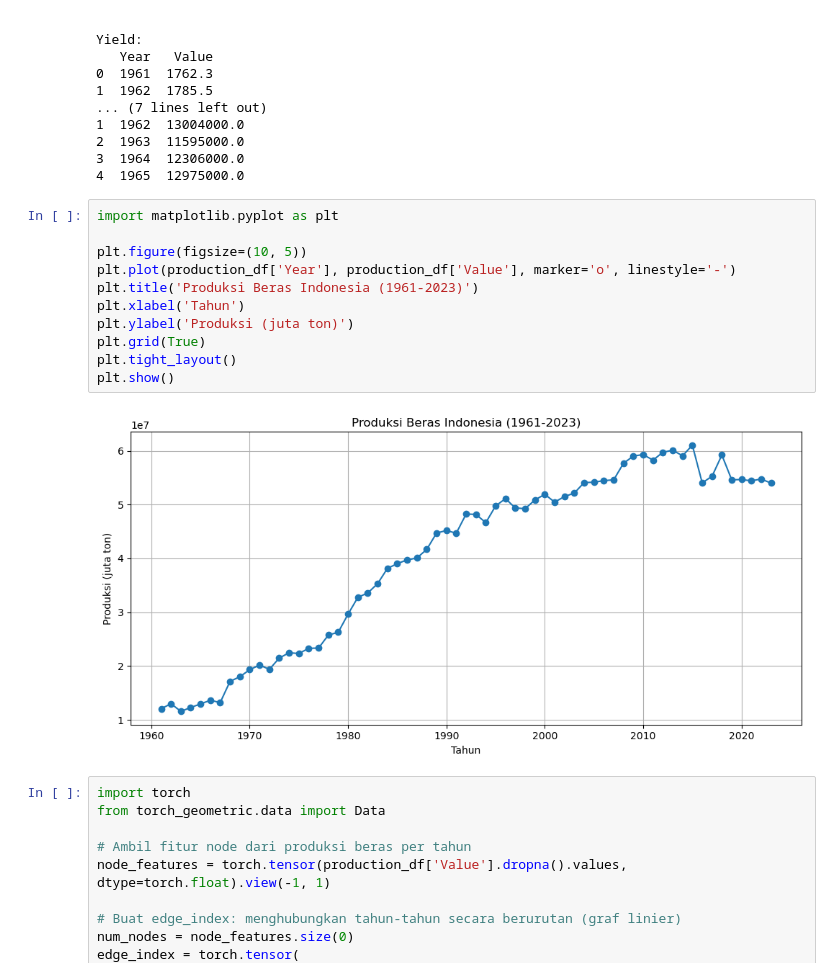
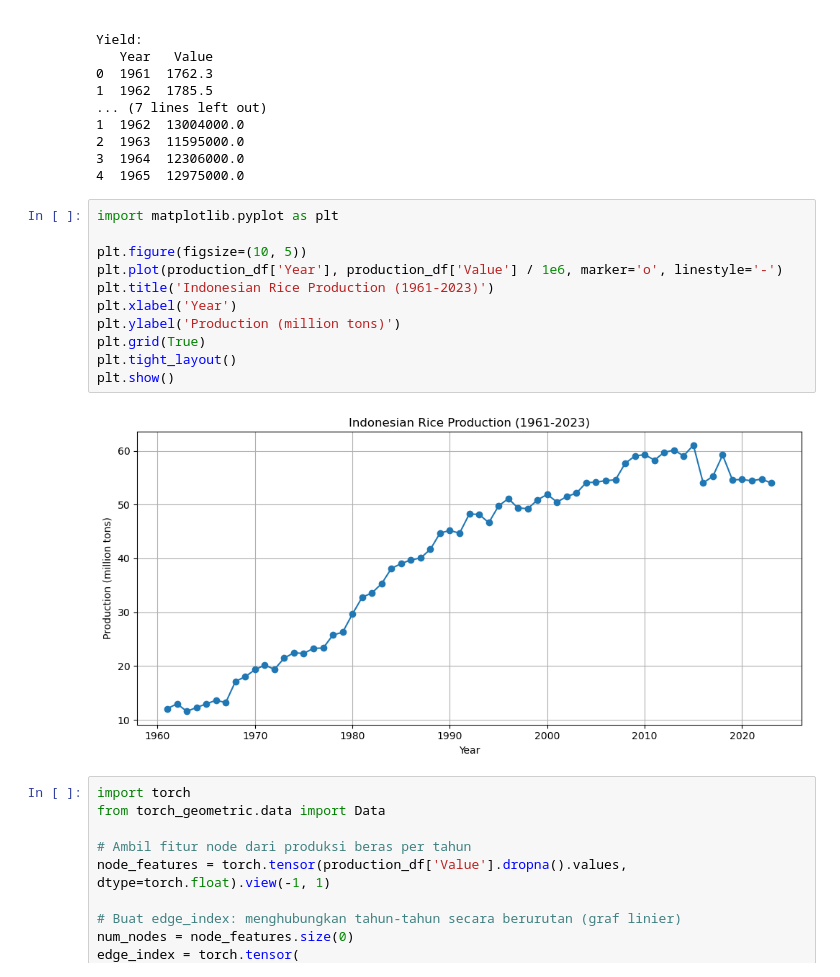
Before and after one commit to Ariful2607/Graph-Machine-Learning, a Jupyter notebook: Yield Prediction.ipynb, the cells around one changed output. Drawn from its saved outputs; the diff is of its cells as text.

```diff
--- a/Yield Prediction.ipynb
+++ b/Yield Prediction.ipynb
@@ -98,16 +98,16 @@ Yield:
 # %%
 import matplotlib.pyplot as plt
 
 plt.figure(figsize=(10, 5))
-plt.plot(production_df['Year'], production_df['Value'], marker='o', linestyle='-')
-plt.title('Produksi Beras Indonesia (1961-2023)')
-plt.xlabel('Tahun')
-plt.ylabel('Produksi (juta ton)')
+plt.plot(production_df['Year'], production_df['Value'] / 1e6, marker='o', linestyle='-')
+plt.title('Indonesian Rice Production (1961-2023)')
+plt.xlabel('Year')
+plt.ylabel('Production (million tons)')
 plt.grid(True)
 plt.tight_layout()
 plt.show()
 # %% [output]
-[figure, old version]
+[figure, new version]
 # %%
 import torch
 from torch_geometric.data import Data
```
Also changed, not shown: parts of 15 cells of this notebook.
